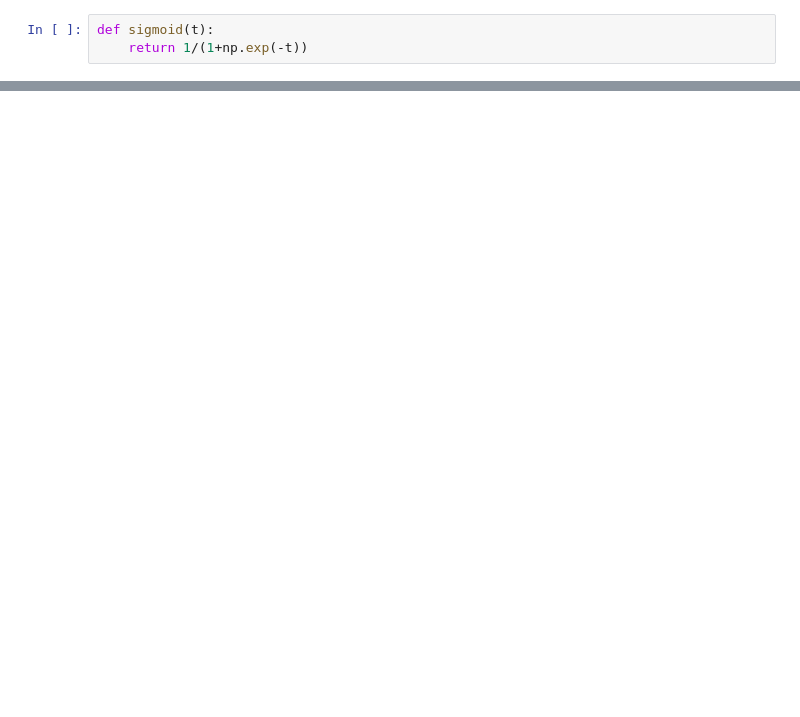
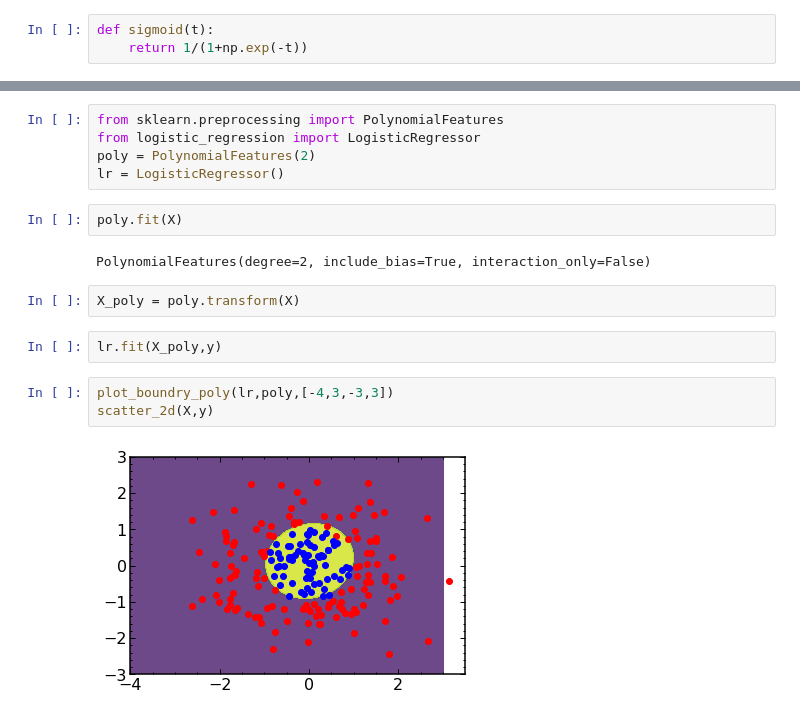
Before and after one commit to litterel/machine-learning, a Jupyter notebook: sigmoid.ipynb, the cells around one changed output, grey strips where cells are left out. Drawn from its saved outputs; the diff is of its cells as text; blank space fills up the shorter version.

```diff
--- a/sigmoid.ipynb
+++ b/sigmoid.ipynb
@@ -14,0 +89,18 @@ plt.plot(x,y,'b-')
+# %%
+from sklearn.preprocessing import PolynomialFeatures
+from logistic_regression import LogisticRegressor
+poly = PolynomialFeatures(2)
+lr = LogisticRegressor()
+# %%
+poly.fit(X)
+# %% [output]
+PolynomialFeatures(degree=2, include_bias=True, interaction_only=False)
+# %%
+X_poly = poly.transform(X)
+# %%
+lr.fit(X_poly,y)
+# %%
+plot_boundry_poly(lr,poly,[-4,3,-3,3])
+scatter_2d(X,y)
+# %% [output]
+[figure, added]
```
Also changed, not shown: parts of 20 cells of this notebook, 1 other file.
